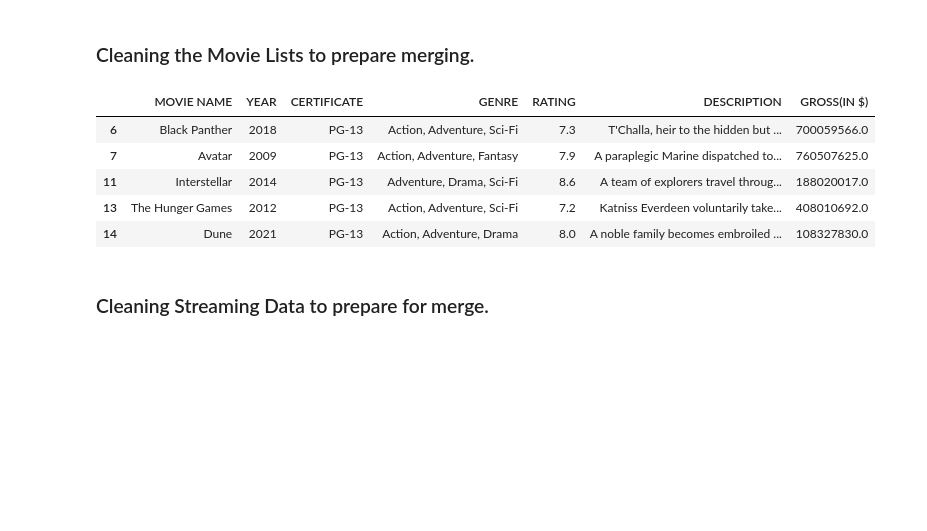
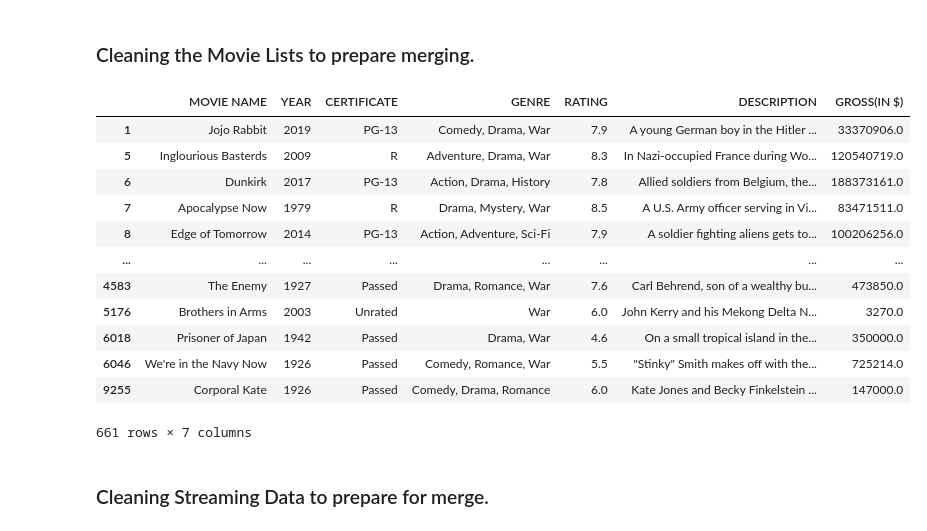
Before and after one commit to danthreepo/CapstoneProject_2025, a Jupyter notebook: vankirk_capstone_project_2025.ipynb, the cells around one changed output. Drawn from its saved outputs; the diff is of its cells as text; code cells hidden in the pictures; blank space fills up the shorter version.

```diff
--- a/vankirk_capstone_project_2025.ipynb
+++ b/vankirk_capstone_project_2025.ipynb
@@ -184,31 +245,43 @@ movie_df.head()
 # %% [markdown]
 ### Cleaning the Movie Lists to prepare merging.
 # %%
-#cleaning scifi df
-scifi_df.columns = (
-    scifi_df.columns
-    .str.upper()
-    .str.strip()
-    .str.replace('_',' ')
-)
-scifi_cleaned.columns = scifi_cleaned.columns.str.strip().str.upper()
-scifi_cleaned = scifi_df.drop(
-    ['MOVIE ID', 'RUNTIME', 'DIRECTOR', 'DIRECTOR ID', 'STAR', 'STAR ID', 'VOTES'], axis='columns'
+def clean(df):
+    df.columns = (
+        df.columns
+        .str.upper()
+        .str.strip()
+        .str.replace('_', ' ')
     )
-scifi_cleaned = scifi_cleaned.dropna()
+    return df
 
-scifi_cleaned['YEAR'] = pd.to_numeric(scifi_cleaned['YEAR'], errors='coerce')
-scifi_cleaned['CERTIFICATE'] = scifi_cleaned['CERTIFICATE'].astype('category')
+def organize(df):
+    df = df.drop(
+        ['MOVIE ID', 'RUNTIME', 'DIRECTOR', 'DIRECTOR ID', 'STAR', 'STAR ID', 'VOTES'], axis='columns'
+        )
+    df = df.dropna()
+    df['YEAR'] = pd.to_numeric(df['YEAR'], errors='coerce')
+    df['CERTIFICATE']= df['CERTIFICATE'].astype('category')
+    return df
 
-#scifi_cleaned.info()
-scifi_cleaned.head()
+def
-# %% [output]
-|  | MOVIE NAME | YEAR | CERTIFICATE | GENRE | RATING | DESCRIPTION | GROSS(IN $) |
-| 6 | Black Panther | 2018 | PG-13 | Action, Adventure, Sci-Fi | 7.3 | T'Challa, heir to the hidden but ... | 700059566.0 |
-| 7 | Avatar | 2009 | PG-13 | Action, Adventure, Fantasy | 7.9 | A paraplegic Marine dispatched to... | 760507625.0 |
-| 11 | Interstellar | 2014 | PG-13 | Adventure, Drama, Sci-Fi | 8.6 | A team of explorers travel throug... | 188020017.0 |
-| 13 | The Hunger Games | 2012 | PG-13 | Action, Adventure, Sci-Fi | 7.2 | Katniss Everdeen voluntarily take... | 408010692.0 |
-| 14 | Dune | 2021 | PG-13 | Action, Adventure, Drama | 8.0 | A noble family becomes embroiled ... | 108327830.0 |
+# %%
+movie_df = clean(movie_df)
+movie_df = organize(movie_df)
+movie_df
+# %% [output]
+|  | MOVIE NAME | YEAR | CERTIFICATE | GENRE | RATING | DESCRIPTION | GROSS(IN $) |
+| 1 | Jojo Rabbit | 2019 | PG-13 | Comedy, Drama, War | 7.9 | A young German boy in the Hitler ... | 33370906.0 |
+| 5 | Inglourious Basterds | 2009 | R | Adventure, Drama, War | 8.3 | In Nazi-occupied France during Wo... | 120540719.0 |
+| 6 | Dunkirk | 2017 | PG-13 | Action, Drama, History | 7.8 | Allied soldiers from Belgium, the... | 188373161.0 |
+| 7 | Apocalypse Now | 1979 | R | Drama, Mystery, War | 8.5 | A U.S. Army officer serving in Vi... | 83471511.0 |
+| 8 | Edge of Tomorrow | 2014 | PG-13 | Action, Adventure, Sci-Fi | 7.9 | A soldier fighting aliens gets to... | 100206256.0 |
+| ... | ... | ... | ... | ... | ... | ... | ... |
+| 4583 | The Enemy | 1927 | Passed | Drama, Romance, War | 7.6 | Carl Behrend, son of a wealthy bu... | 473850.0 |
+| 5176 | Brothers in Arms | 2003 | Unrated | War | 6.0 | John Kerry and his Mekong Delta N... | 3270.0 |
+| 6018 | Prisoner of Japan | 1942 | Passed | Drama, War | 4.6 | On a small tropical island in the... | 350000.0 |
+| 6046 | We're in the Navy Now | 1926 | Passed | Comedy, Romance, War | 5.5 | "Stinky" Smith makes off with the... | 725214.0 |
+| 9255 | Corporal Kate | 1926 | Passed | Comedy, Drama, Romance | 6.0 | Kate Jones and Becky Finkelstein ... | 147000.0 |
+661 rows × 7 columns
 # %% [markdown]
 ### Cleaning Streaming Data to prepare for merge.
 # %%
```
Also changed, not shown: parts of 10 cells of this notebook.
